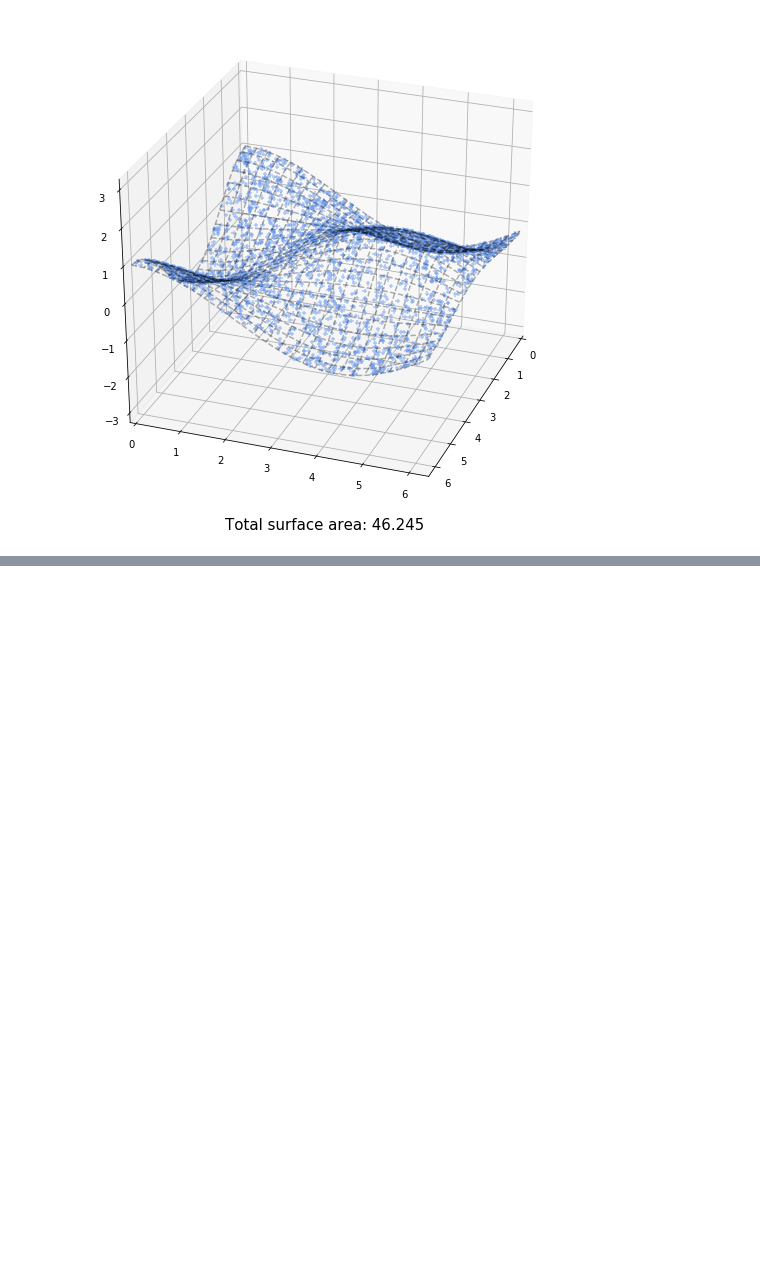
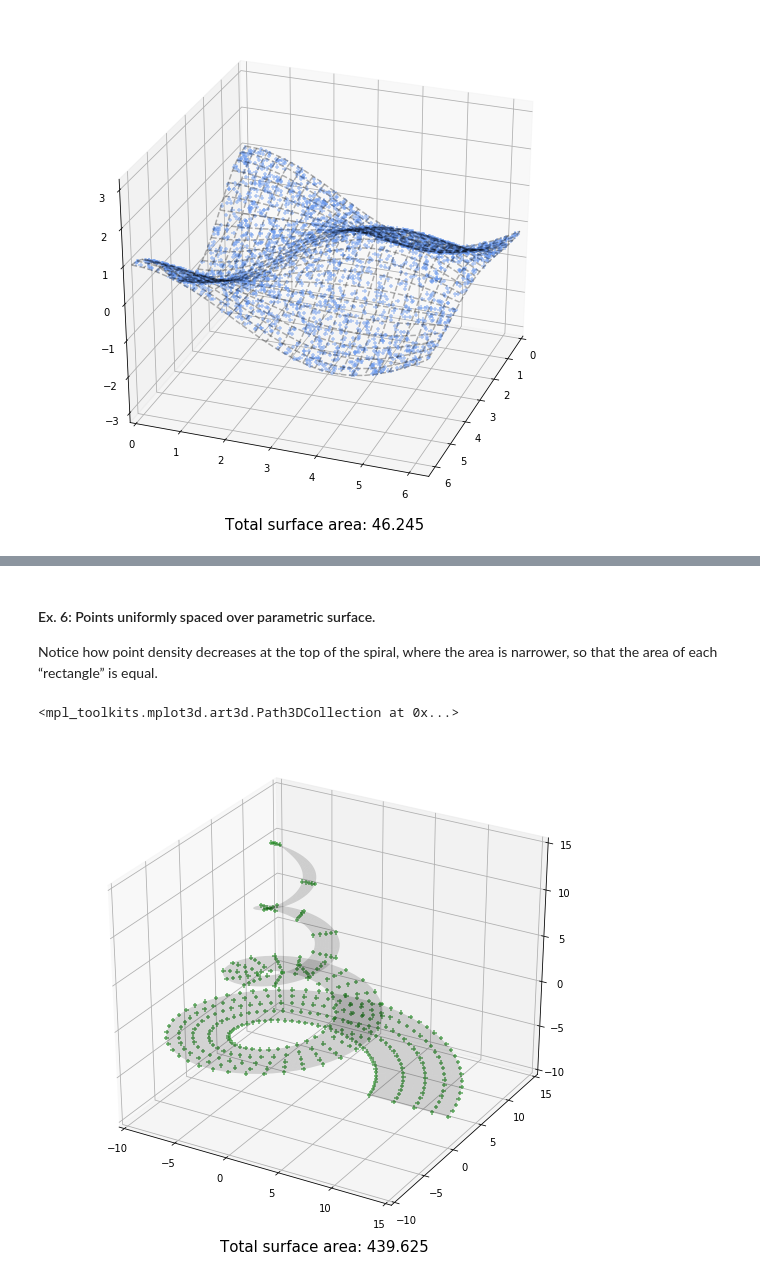
Before and after one commit to maxkapur/param_tools, a Jupyter notebook: examples.ipynb, the cells around one changed output, grey strips where cells are left out. Saved outputs shown, nothing was run; the diff lists cells and outputs as text; code cells hidden in the pictures; blank space fills up the shorter version.

```diff
--- a/examples.ipynb
+++ b/examples.ipynb
@@ -141,3 +193,54 @@ Text(0.5, -0.046000000000000006, 'Total surface area: 891.791')
+# %% [markdown]
+#### Ex. 6: Points uniformly spaced over parametric surface.
+
+Notice how point density decreases at the top of the spiral, where the area is narrower, so that the area of each &ldquo;rectangle&rdquo; is equal.
+# %%
+# Function and parameter region
+def swoop(t, u):
+    return np.array([u*np.exp(-.1*t)*np.cos(t), u*np.exp(-.1*t)*np.sin(t), 3.5*t/np.pi])
+
+domain_t = [-2*np.pi, 5*np.pi]
+domain_u = [4, 8]
+
+# Surface data
+data_t, data_u = np.meshgrid(np.linspace(*domain_t, 200), np.linspace(*domain_u, 10))
+data_x = swoop(data_t, data_u)
+
+# Cumulation data
+cum_S_t, cum_S_u = surface_cumulator(data_t, data_u, data_x)[2:]
+A = cum_S_t[-1]
+
+# Choose regularly spaced intervals of area and invert to parameter space
+# This code matches source of r_surface_from_data()
+points_S_t, points_S_u = np.meshgrid(np.linspace(0,cum_S_t[-1],80),
+                                     np.linspace(0,cum_S_u[-1],5))
+
+# Evaluate the function over received parameters
+points_t = interp1d(cum_S_t, data_t[0,:])(points_S_t)
+points_u = interp1d(cum_S_u, data_u[:,0])(points_S_u)
+points_x = swoop(points_t, points_u)
+
+# Set up plot
+fig = plt.figure(figsize=(10,10))
+fig.subplots_adjust(hspace=0, wspace=0.1, bottom=.2)
+ax = fig.add_subplot(111, projection='3d')
+ax.set_xlim(-10, 15)
+ax.set_ylim(-10, 15)
+ax.set_zlim(-10, 15)
+ax.set_title('Total surface area: {}'.format(np.round(A, 3)), size=15, y=-0.05)
+
+# Plot function
+ax.plot_surface(*data_x, color='black', ls="--", alpha=0.15)
+
+# Plot points
+ax.scatter(*points_x, marker='+', alpha=.7, color='forestgreen')
+
+# Add random points
+# rand_x, rand_t, rand_u, rand_St, rand_Su = r_surface(1000, swoop, *domain_t, *domain_u, 200, 10)
+# ax.scatter(*rand_x, marker='+', alpha=0.5, color='crimson')
+# %% [output]
+<mpl_toolkits.mplot3d.art3d.Path3DCollection at 0x...>
+[figure, added]
 # %%
 !jupyter nbconvert examples.ipynb
 # %% [output]
```
Also changed, not shown: parts of 12 cells of this notebook, 4 other files.
